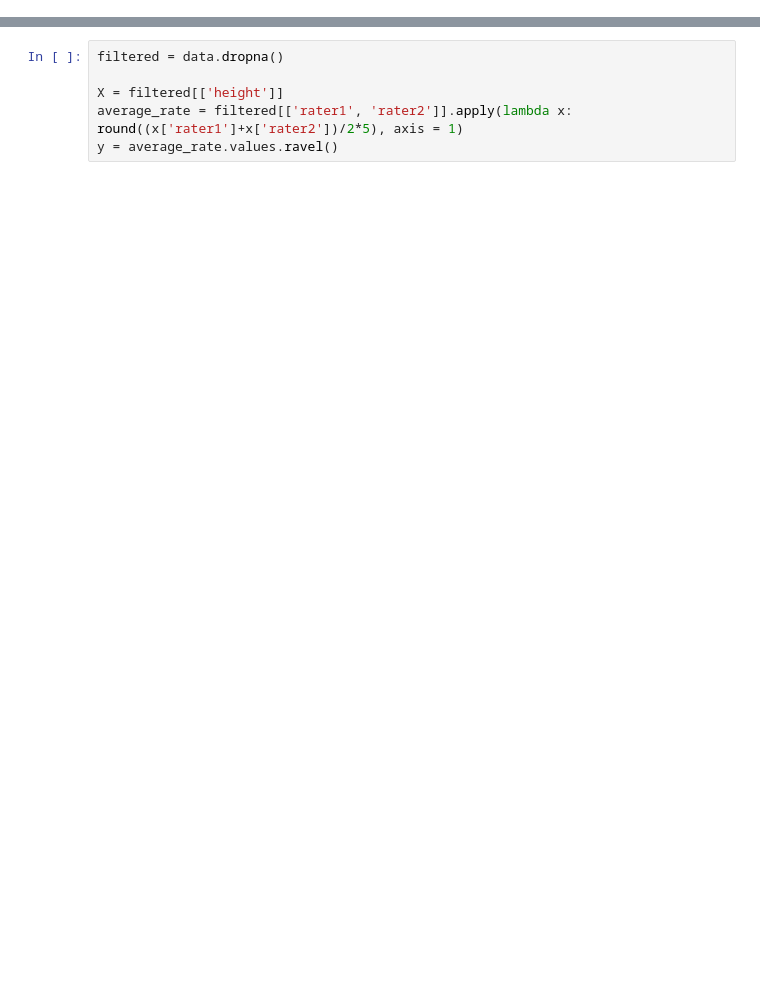
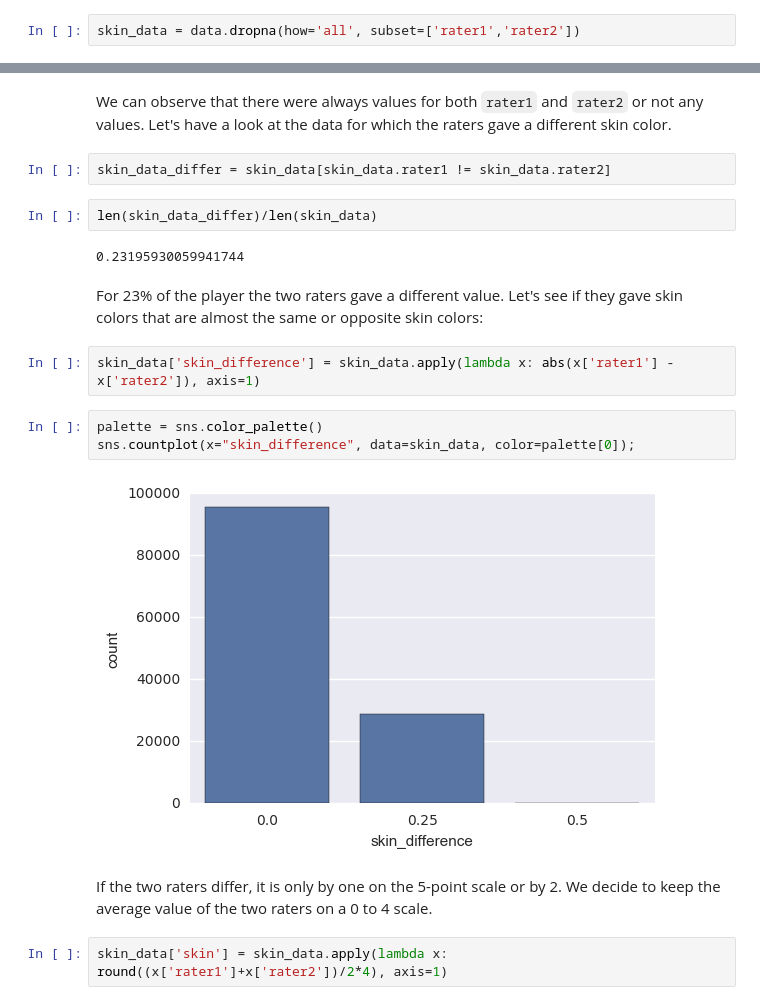
Before and after one commit to semplea/adaepfl-hw, a Jupyter notebook: 04 - Applied ML/nb.ipynb, the cells around one changed output, grey strips where cells are left out. Drawn from its saved outputs; the diff is of its cells as text; blank space fills up the shorter version.

```diff
--- a/04 - Applied ML/nb.ipynb
+++ b/04 - Applied ML/nb.ipynb
@@ -14,0 +72,2 @@ data.head()
+# %%
+skin_data = data.dropna(how='all', subset=['rater1','rater2'])
@@ -15,6 +78,21 @@ data.head()
+# %% [markdown]
+We can observe that there were always values for both `rater1` and `rater2` or not any values. Let's have a look at the data for which the raters gave a different skin color.
+# %%
+skin_data_differ = skin_data[skin_data.rater1 != skin_data.rater2]
+# %%
+len(skin_data_differ)/len(skin_data)
+# %% [output]
+0.23195930059941744
+# %% [markdown]
+For 23% of the player the two raters gave a different value. Let's see if they gave skin colors that are almost the same or opposite skin colors:
+# %%
+skin_data['skin_difference'] = skin_data.apply(lambda x: abs(x['rater1'] - x['rater2']), axis=1)
+# %%
+palette = sns.color_palette()
+sns.countplot(x="skin_difference", data=skin_data, color=palette[0]);
+# %% [output]
+[figure, added]
+# %% [markdown]
+If the two raters differ, it is only by one on the 5-point scale or by 2. We decide to keep the average value of the two raters on a 0 to 4 scale.
 # %%
-filtered = data.dropna()
-
-X = filtered[['height']]
-average_rate = filtered[['rater1', 'rater2']].apply(lambda x: round((x['rater1']+x['rater2'])/2*5), axis = 1)
-y = average_rate.values.ravel()
+skin_data['skin'] = skin_data.apply(lambda x: round((x['rater1']+x['rater2'])/2*4), axis=1)
```
Also changed, not shown: parts of 48 cells of this notebook.
